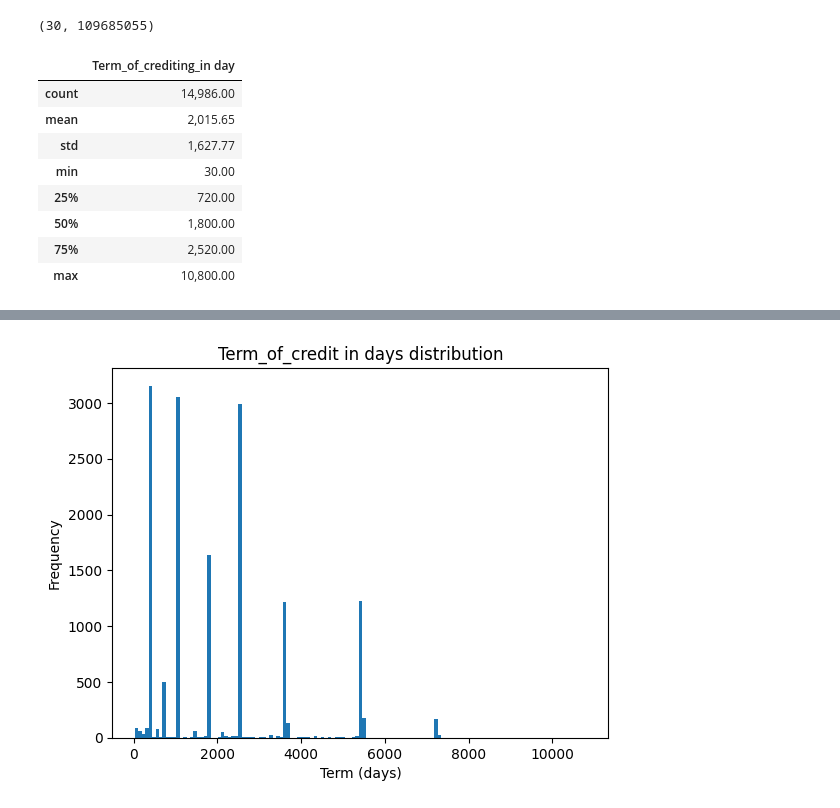
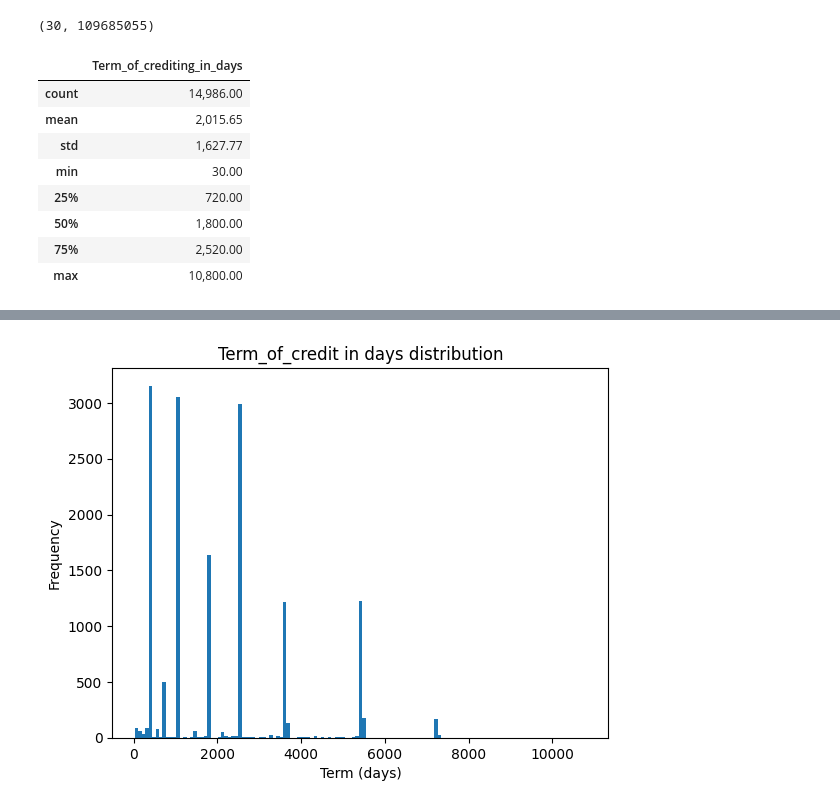
Before and after one commit to fonkurz/feda_labs, a Jupyter notebook: lab1/decision_tree.ipynb, the cells around one changed output, grey strips where cells are left out. Drawn from its saved outputs; the diff is of its cells as text; code cells hidden in the pictures.

```diff
--- a/lab1/decision_tree.ipynb
+++ b/lab1/decision_tree.ipynb
@@ -32,3 +54,11 @@ There are no missing values in this dataset
+# %%
+df.columns = df.columns.str.strip()
+
+df.rename(columns={'Term_of_crediting_in day': 'Term_of_crediting_in_days',
+                   'Interest rate_%': 'Interest_rate_%',
+                   'Duration_of_stay_in_a_sity ': 'Duration_of_stay_in_a_city',
+                   'Number_of_employees_in_kompany': 'Number_of_employees_in_company',
+                   'goal_credit': 'Goal_credit'}, inplace=True)
 # %%
 df.apply(lambda x: x.unique())
 # %% [output]
@@ -221,12 +239,12 @@ df['Term_of_crediting_in day'].min(), df['Term_of_crediting_in day'].max()
 (30, 109685055)
 # %%
 # Filter the dataset to remove loans with a term longer than 30 years
-df = df[df['Term_of_crediting_in day'] <= 10980]
+df = df[df['Term_of_crediting_in_days'] <= 10980]
 
 # Check the filtered data
-df[['Term_of_crediting_in day']].describe()
+df[['Term_of_crediting_in_days']].describe()
 # %% [output]
-|  | Term_of_crediting_in day |
+|  | Term_of_crediting_in_days |
 | count | 14,986.00 |
 | mean | 2,015.65 |
 | std | 1,627.77 |
```
Also changed, not shown: parts of 18 cells of this notebook.
